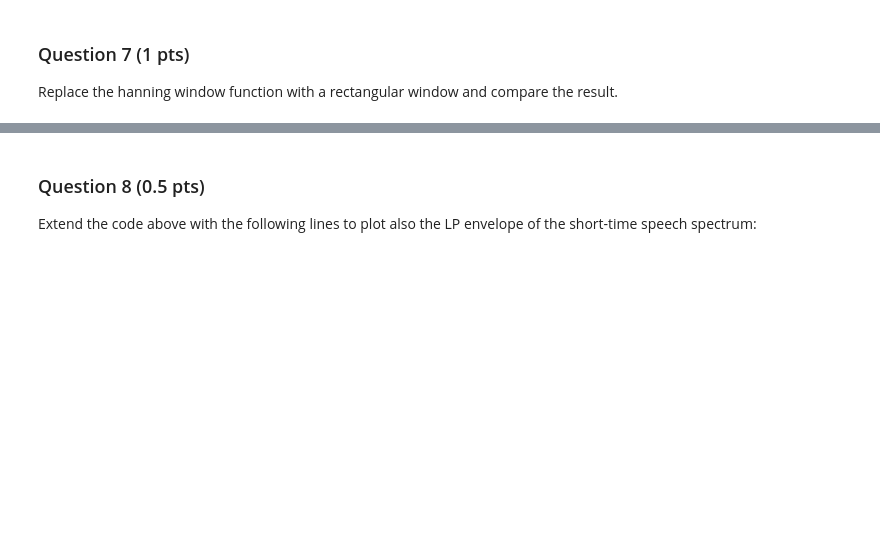
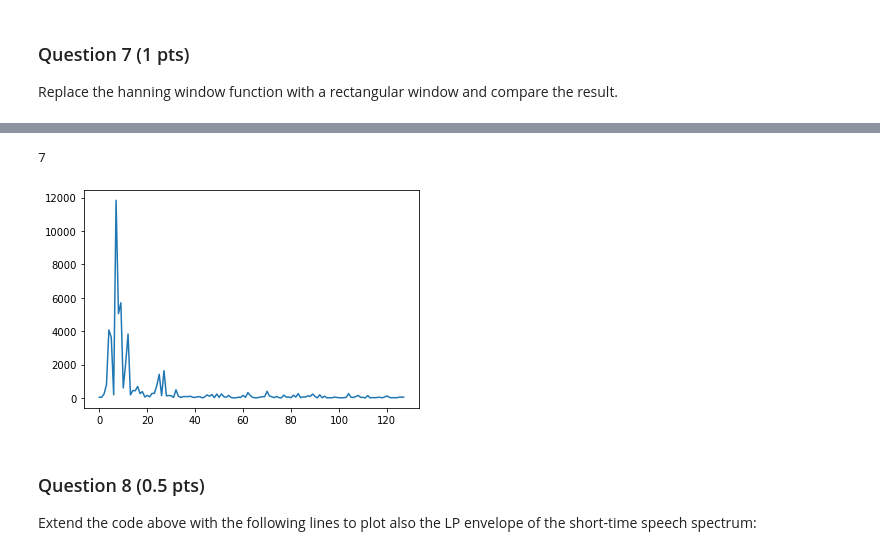
Before and after one commit to bossersimon/EQ2321, a Jupyter notebook: assignment_1.ipynb, the cells around one changed output, grey strips where cells are left out. Cells and saved outputs as stored; diff of their text form; code cells hidden in the pictures; blank space fills up the shorter version.

```diff
--- a/assignment_1.ipynb
+++ b/assignment_1.ipynb
@@ -213,3 +233,11 @@ Replace the hanning window function with a rectangular window and compare the re
+# %%
+m = np.argmax(np.abs(X[1:N//2+1])**2)
+plt.plot(np.abs(X[1:N//2+1])**2)
+np.abs(X[m+1]**2) # spectrum starts from index 1.
+m
+# %% [output]
+7
+[figure, added]
 # %% [markdown]
 ### Question 8 (0.5 pts)
 
```
Also changed, not shown: parts of 3 cells of this notebook.
